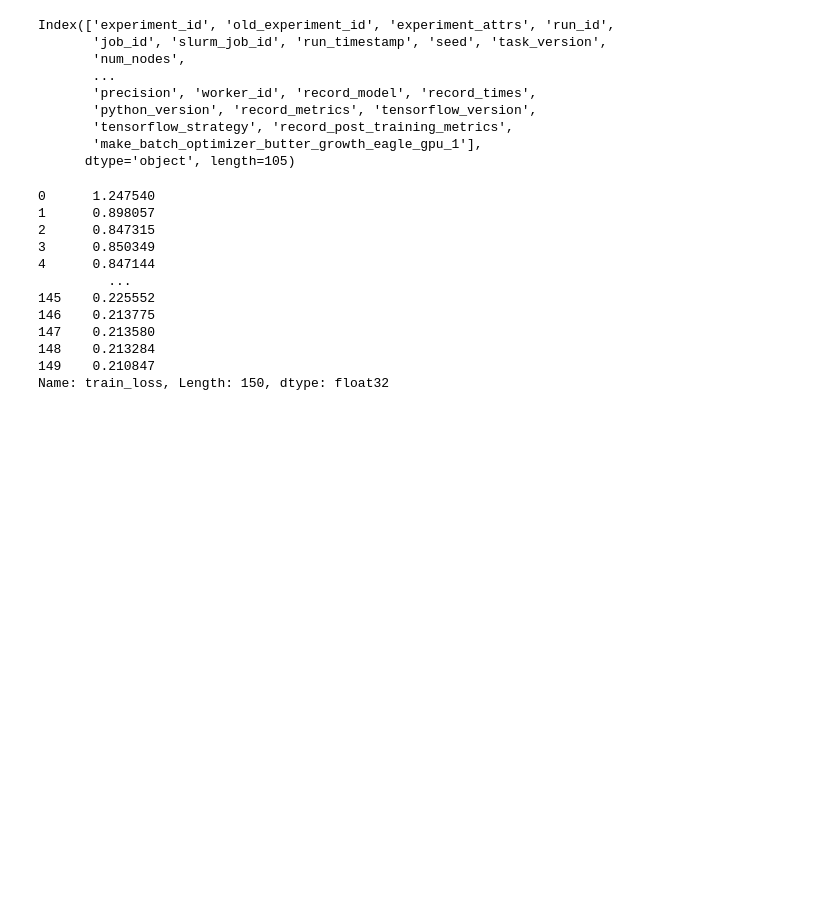
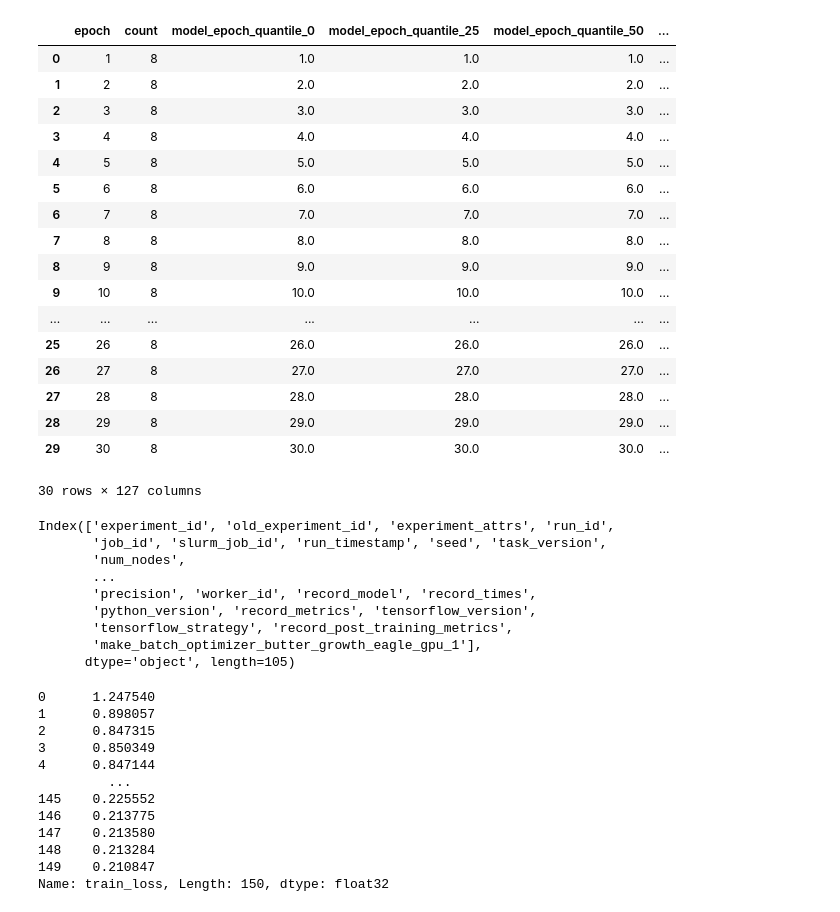
Before and after one commit to NREL/BUTTER-Empirical-Deep-Learning-Experimental-Framework, a Jupyter notebook: example/database_query_example.ipynb, the cells around one changed output. Cells and saved outputs as stored; diff of their text form; code cells hidden in the pictures; blank space fills up the shorter version.

```diff
--- a/example/database_query_example.ipynb
+++ b/example/database_query_example.ipynb
@@ -215,3 +80,46 @@ df.head()
+# %%
+
+credentials = jobqueue.load_credentials('dmp')
+with ConnectionManager(credentials) as connection:
+    with connection.cursor(binary=True) as cursor:
+        query = psycopg.sql.SQL("""
+SELECT
+    by_epoch
+FROM
+    experiment2 e
+WHERE TRUE
+    AND e.experiment_id = 'b0d415cf-f228-c439-0480-3337c543c2e4'
+LIMIT 1;
+""")
+
+        cursor.execute(query, binary=True)
+        row = cursor.fetchone()
+        with io.BytesIO(row[0]) as buffer:
+            by_epoch = pyarrow.parquet.read_table(
+                pyarrow.PythonFile(buffer, mode='r')).to_pandas()
+
+
+by_epoch.describe()
+by_epoch
+# %% [output]
+|  | epoch | count | model_epoch_quantile_0 | model_epoch_quantile_25 | model_epoch_quantile_50 | ... |
+| 0 | 1 | 8 | 1.0 | 1.0 | 1.0 | ... |
+| 1 | 2 | 8 | 2.0 | 2.0 | 2.0 | ... |
+| 2 | 3 | 8 | 3.0 | 3.0 | 3.0 | ... |
+| 3 | 4 | 8 | 4.0 | 4.0 | 4.0 | ... |
+| 4 | 5 | 8 | 5.0 | 5.0 | 5.0 | ... |
+| 5 | 6 | 8 | 6.0 | 6.0 | 6.0 | ... |
+| 6 | 7 | 8 | 7.0 | 7.0 | 7.0 | ... |
+| 7 | 8 | 8 | 8.0 | 8.0 | 8.0 | ... |
+| 8 | 9 | 8 | 9.0 | 9.0 | 9.0 | ... |
+| 9 | 10 | 8 | 10.0 | 10.0 | 10.0 | ... |
+| ... | ... | ... | ... | ... | ... | ... |
+| 25 | 26 | 8 | 26.0 | 26.0 | 26.0 | ... |
+| 26 | 27 | 8 | 27.0 | 27.0 | 27.0 | ... |
+| 27 | 28 | 8 | 28.0 | 28.0 | 28.0 | ... |
+| 28 | 29 | 8 | 29.0 | 29.0 | 29.0 | ... |
+| 29 | 30 | 8 | 30.0 | 30.0 | 30.0 | ... |
+30 rows × 127 columns
 # %%
 df.columns
 # %% [output]
```
Also changed, not shown: parts of 4 cells of this notebook, 1 other file.
